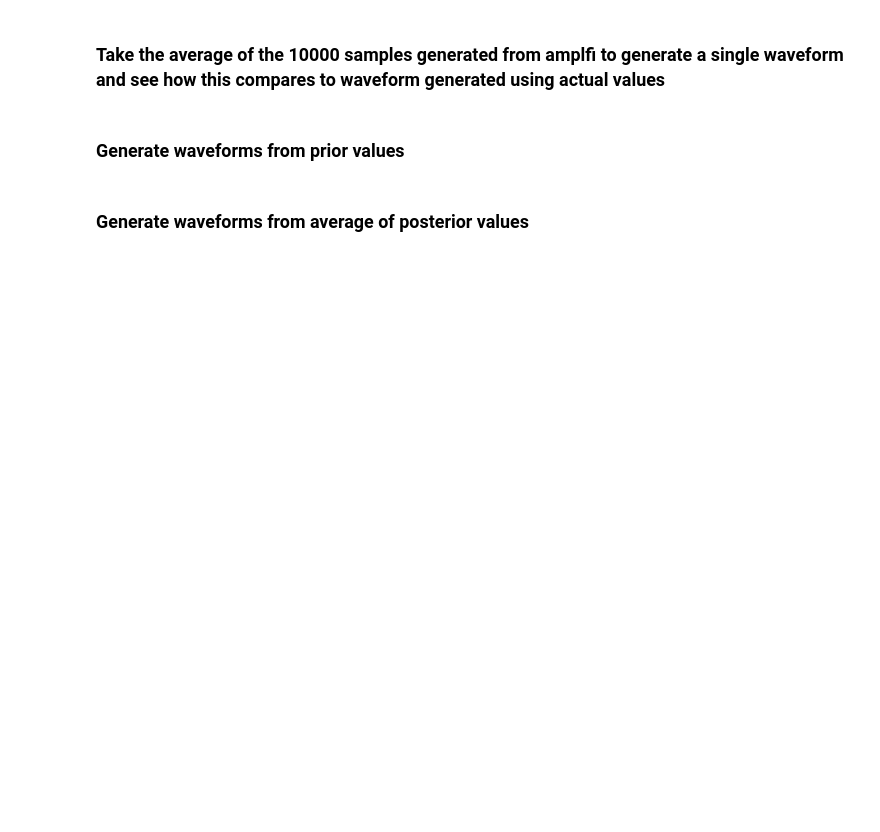
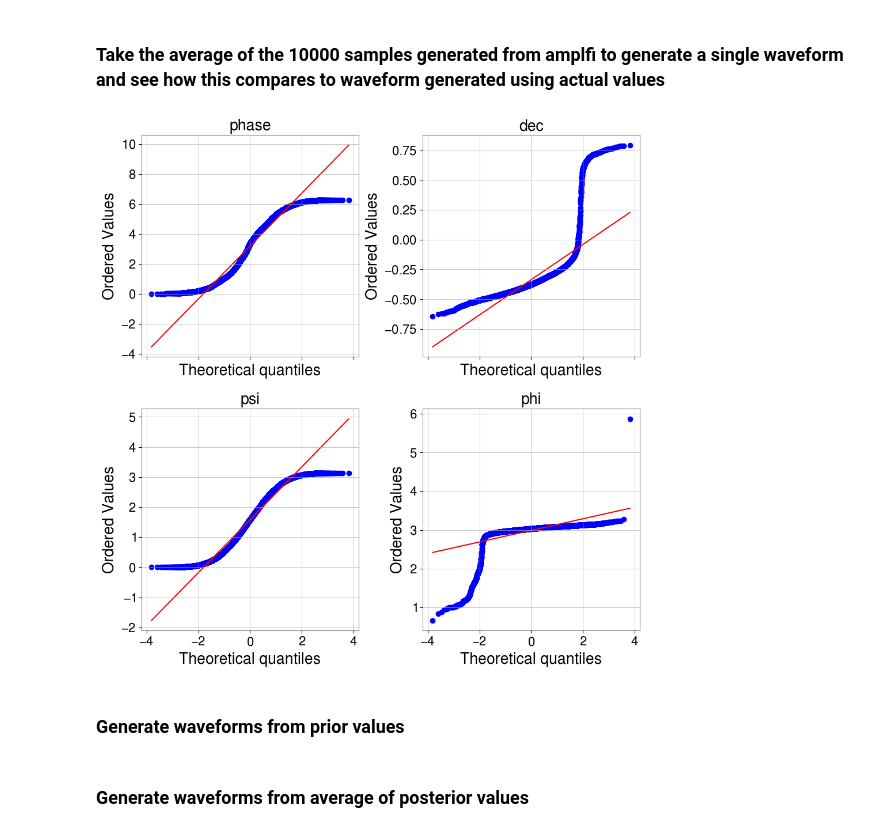
Before and after one commit to JackRedds/amplfi, a Jupyter notebook: notebooks/sg_packet.ipynb, the cells around one changed output. Cells and saved outputs as stored; diff of their text form; code cells hidden in the pictures; blank space fills up the shorter version.

```diff
--- a/notebooks/sg_packet.ipynb
+++ b/notebooks/sg_packet.ipynb
@@ -225,6 +206,23 @@ post = {key: torch.tensor([posterior[key].mean()]) for key in posterior.keys()
 # Phase of the two waveforms do not match up unless I set the phase for the posterior to be the
 # same as the prior
 # post['phase'] = params['phase']
+# %%
+from scipy.stats import probplot
+num_params = len(posterior.keys()[:-2])
+fig, axes = plt.subplots(2, 2, sharex=True, figsize = (10, 10))
+post_plot = posterior.to_numpy().T
+key = posterior.keys()
+probplot(post_plot[0], plot=axes[0, 0])
+probplot(post_plot[1], plot=axes[0, 1])
+probplot(post_plot[2], plot=axes[1, 0])
+probplot(post_plot[3], plot=axes[1, 1])
+axes[0, 0].set_title(key[0])
+axes[0, 1].set_title(key[1])
+axes[1, 0].set_title(key[2])
+axes[1, 1].set_title(key[3])
+plt.tight_layout()
+# %% [output]
+[figure, added]
 # %% [markdown]
 ### Generate waveforms from prior values
 # %%
```
Also changed, not shown: parts of 13 cells of this notebook, 7 other files.
